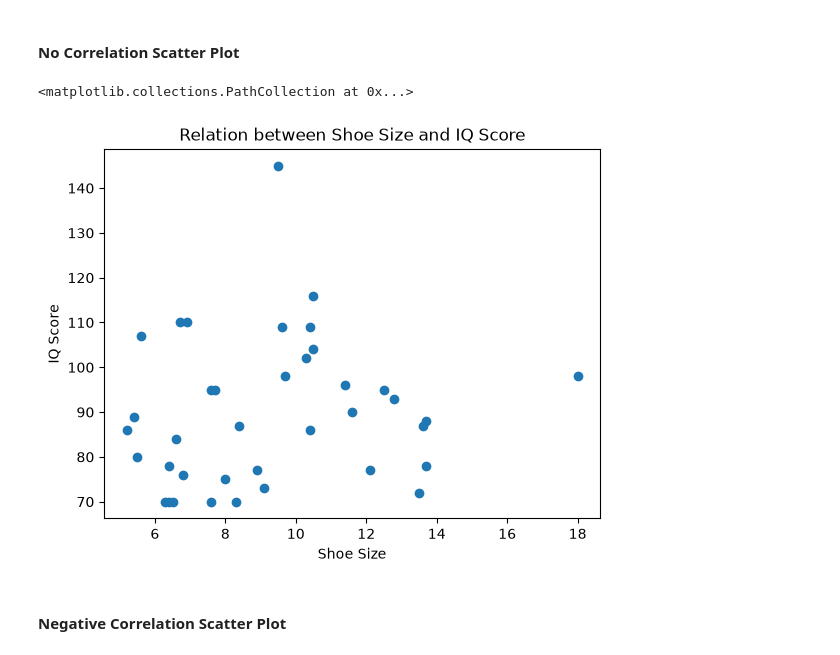
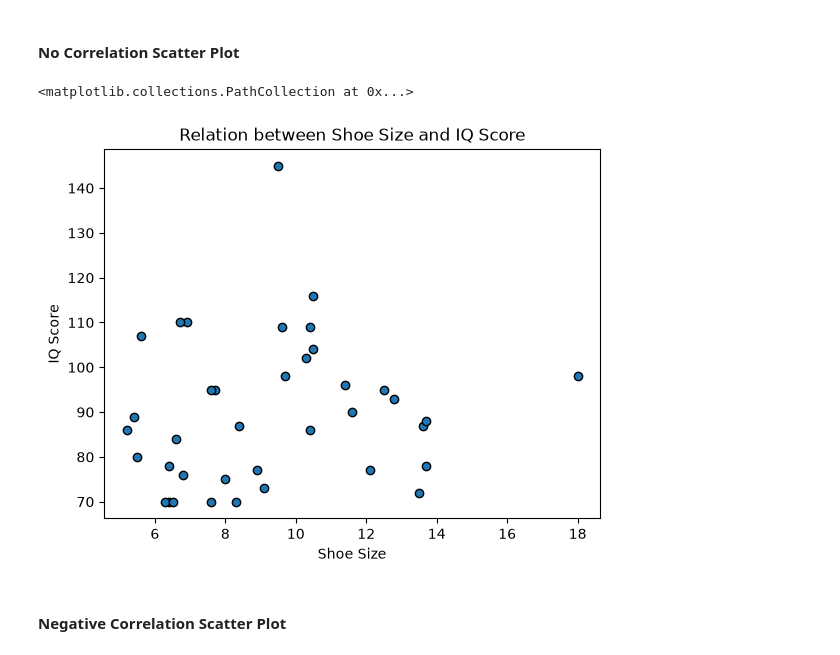
Before and after one commit to Md-Mehedi-Hasan-Dev/AI-ML-Engineering-Journey, a Jupyter notebook: AI Programming With Python/Week-04_ ML Toolbox (Visualization)/module_15_data_visualization_with_matplotlib.ipynb, the cells around one changed output. Drawn from its saved outputs; the diff is of its cells as text; code cells hidden in the pictures.

```diff
--- a/AI Programming With Python/Week-04_ ML Toolbox (Visualization)/module_15_data_visualization_with_matplotlib.ipynb
+++ b/AI Programming With Python/Week-04_ ML Toolbox (Visualization)/module_15_data_visualization_with_matplotlib.ipynb
@@ -189,13 +189,13 @@ plt.scatter(students['Study_Hour'], students['IQ_Score'], color = 'green')
 # %%
 # Relation between Shoe Size & IQ Score
 plt.xlabel('Shoe Size')
 plt.ylabel('IQ Score')
 plt.title('Relation between Shoe Size and IQ Score')
 
-plt.scatter(students['Shoe_Size'], students['IQ_Score'])
+plt.scatter(students['Shoe_Size'], students['IQ_Score'], edgecolors = 'black')
 # %% [output]
 <matplotlib.collections.PathCollection at 0x...>
-[figure, old version]
+[figure, new version]
 # %% [markdown]
 #### Negative Correlation Scatter Plot
 # %%
```
Also changed, not shown: parts of 23 cells of this notebook.
